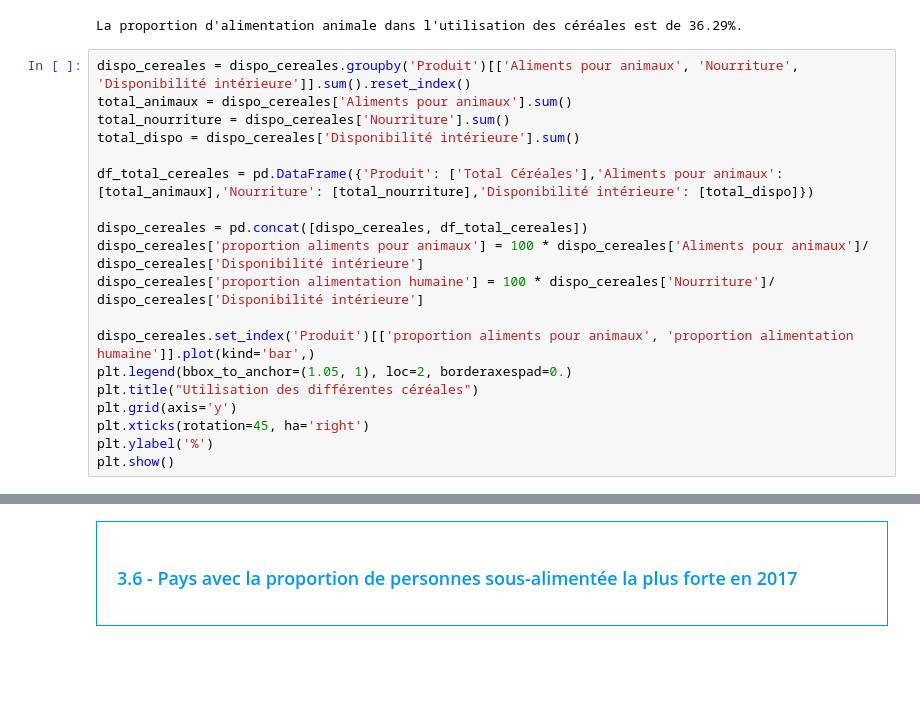
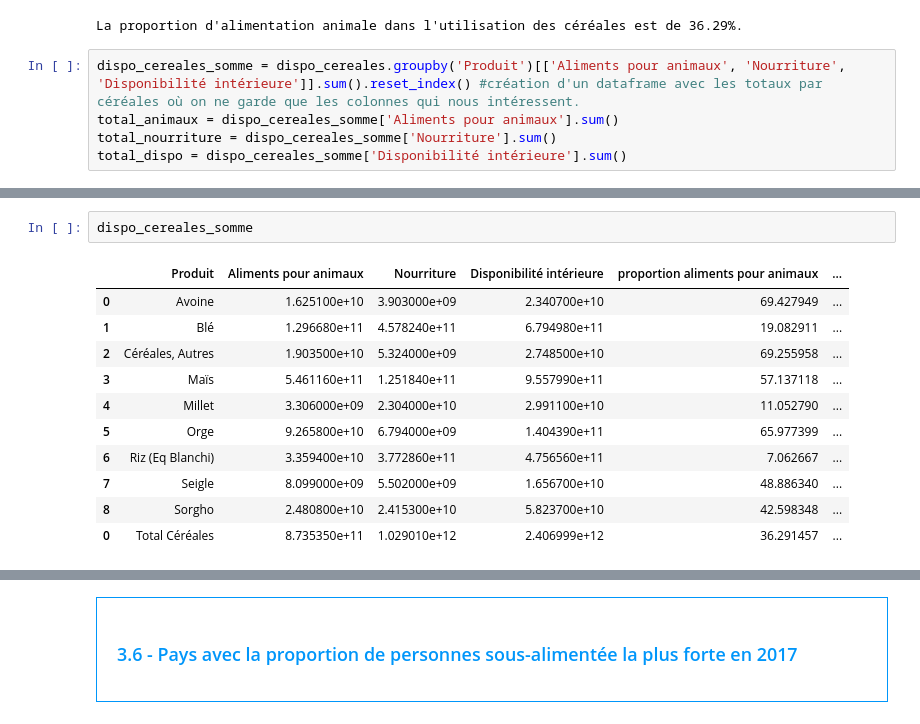
Before and after one commit to ziedbelhocine/Cours-OC, a Jupyter notebook: Data_Analyst/Projet_4/Template+Julien+V2.ipynb, the cells around one changed output, grey strips where cells are left out. Cells and saved outputs as stored; diff of their text form; blank space fills up the shorter version.

```diff
--- a/Data_Analyst/Projet_4/Template+Julien+V2.ipynb
+++ b/Data_Analyst/Projet_4/Template+Julien+V2.ipynb
@@ -568,21 +593,7 @@ print("La proportion d'alimentation animale dans l'utilisation des céréales es
 # %% [output]
 La proportion d'alimentation animale dans l'utilisation des céréales est de 36.29%.
 # %%
-dispo_cereales = dispo_cereales.groupby('Produit')[['Aliments pour animaux', 'Nourriture', 'Disponibilité intérieure']].sum().reset_index()
-total_animaux = dispo_cereales['Aliments pour animaux'].sum()
-total_nourriture = dispo_cereales['Nourriture'].sum()
-total_dispo = dispo_cereales['Disponibilité intérieure'].sum()
-
-df_total_cereales = pd.DataFrame({'Produit': ['Total Céréales'],'Aliments pour animaux': [total_animaux],'Nourriture': [total_nourriture],'Disponibilité intérieure': [total_dispo]})
-
-dispo_cereales = pd.concat([dispo_cereales, df_total_cereales])
-dispo_cereales['proportion aliments pour animaux'] = 100 * dispo_cereales['Aliments pour animaux']/ dispo_cereales['Disponibilité intérieure']
-dispo_cereales['proportion alimentation humaine'] = 100 * dispo_cereales['Nourriture']/ dispo_cereales['Disponibilité intérieure']
-
-dispo_cereales.set_index('Produit')[['proportion aliments pour animaux', 'proportion alimentation humaine']].plot(kind='bar',)
-plt.legend(bbox_to_anchor=(1.05, 1), loc=2, borderaxespad=0.)
-plt.title("Utilisation des différentes céréales")
-plt.grid(axis='y')
-plt.xticks(rotation=45, ha='right')
-plt.ylabel('%')
-plt.show()
+dispo_cereales_somme = dispo_cereales.groupby('Produit')[['Aliments pour animaux', 'Nourriture', 'Disponibilité intérieure']].sum().reset_index() #création d'un dataframe avec les totaux par céréales où on ne garde que les colonnes qui nous intéressent.
+total_animaux = dispo_cereales_somme['Aliments pour animaux'].sum()
+total_nourriture = dispo_cereales_somme['Nourriture'].sum()
+total_dispo = dispo_cereales_somme['Disponibilité intérieure'].sum()
@@ -590,0 +633,14 @@ plt.show()
+# %%
+dispo_cereales_somme
+# %% [output]
+|  | Produit | Aliments pour animaux | Nourriture | Disponibilité intérieure | proportion aliments pour animaux | ... |
+| 0 | Avoine | 1.625100e+10 | 3.903000e+09 | 2.340700e+10 | 69.427949 | ... |
+| 1 | Blé | 1.296680e+11 | 4.578240e+11 | 6.794980e+11 | 19.082911 | ... |
+| 2 | Céréales, Autres | 1.903500e+10 | 5.324000e+09 | 2.748500e+10 | 69.255958 | ... |
+| 3 | Maïs | 5.461160e+11 | 1.251840e+11 | 9.557990e+11 | 57.137118 | ... |
+| 4 | Millet | 3.306000e+09 | 2.304000e+10 | 2.991100e+10 | 11.052790 | ... |
+| 5 | Orge | 9.265800e+10 | 6.794000e+09 | 1.404390e+11 | 65.977399 | ... |
+| 6 | Riz (Eq Blanchi) | 3.359400e+10 | 3.772860e+11 | 4.756560e+11 | 7.062667 | ... |
+| 7 | Seigle | 8.099000e+09 | 5.502000e+09 | 1.656700e+10 | 48.886340 | ... |
+| 8 | Sorgho | 2.480800e+10 | 2.415300e+10 | 5.823700e+10 | 42.598348 | ... |
+| 0 | Total Céréales | 8.735350e+11 | 1.029010e+12 | 2.406999e+12 | 36.291457 | ... |
```
Also changed, not shown: parts of 48 cells of this notebook, 1 other file.
